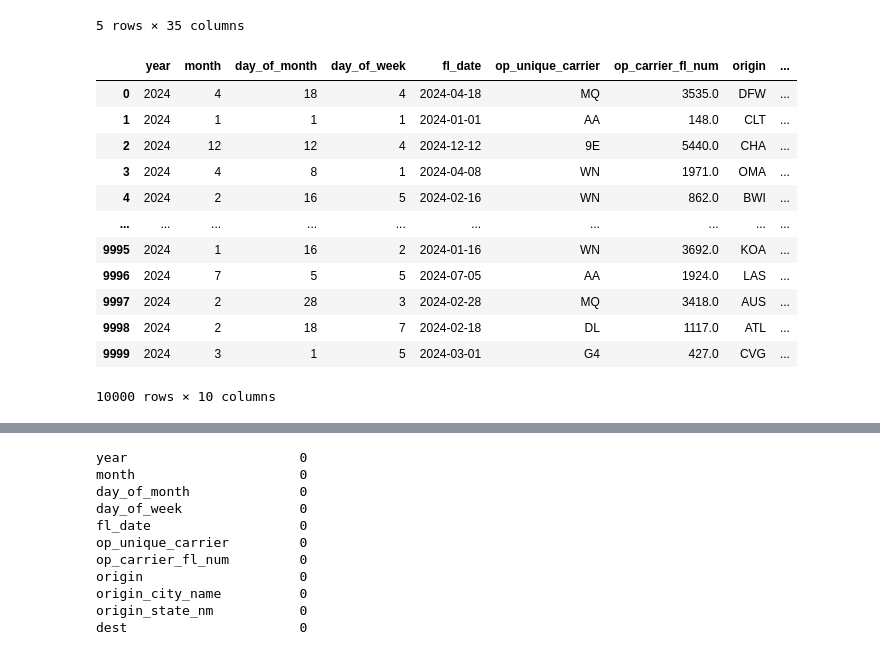
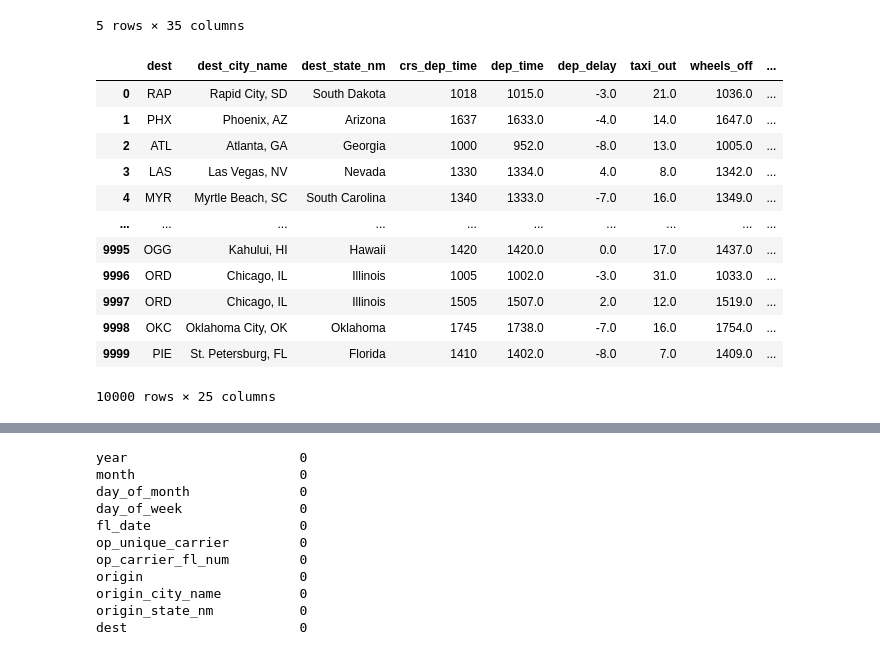
Before and after one commit to hemant815/100-ML-DL-AI-Projects, a Jupyter notebook: 44-Flight-Delay/flight.ipynb, the cells around one changed output, grey strips where cells are left out. Cells and saved outputs as stored; diff of their text form; code cells hidden in the pictures.

```diff
--- a/44-Flight-Delay/flight.ipynb
+++ b/44-Flight-Delay/flight.ipynb
@@ -19,18 +19,18 @@ df.head()
 # %%
 df = df.drop_duplicates()
 # %%
-df.iloc[:,:10]
+df.iloc[:,10:]
 # %% [output]
-|  | year | month | day_of_month | day_of_week | fl_date | op_unique_carrier | op_carrier_fl_num | origin | ... |
-| 0 | 2024 | 4 | 18 | 4 | 2024-04-18 | MQ | 3535.0 | DFW | ... |
-| 1 | 2024 | 1 | 1 | 1 | 2024-01-01 | AA | 148.0 | CLT | ... |
-| 2 | 2024 | 12 | 12 | 4 | 2024-12-12 | 9E | 5440.0 | CHA | ... |
-| 3 | 2024 | 4 | 8 | 1 | 2024-04-08 | WN | 1971.0 | OMA | ... |
-| 4 | 2024 | 2 | 16 | 5 | 2024-02-16 | WN | 862.0 | BWI | ... |
+|  | dest | dest_city_name | dest_state_nm | crs_dep_time | dep_time | dep_delay | taxi_out | wheels_off | ... |
+| 0 | RAP | Rapid City, SD | South Dakota | 1018 | 1015.0 | -3.0 | 21.0 | 1036.0 | ... |
+| 1 | PHX | Phoenix, AZ | Arizona | 1637 | 1633.0 | -4.0 | 14.0 | 1647.0 | ... |
+| 2 | ATL | Atlanta, GA | Georgia | 1000 | 952.0 | -8.0 | 13.0 | 1005.0 | ... |
+| 3 | LAS | Las Vegas, NV | Nevada | 1330 | 1334.0 | 4.0 | 8.0 | 1342.0 | ... |
+| 4 | MYR | Myrtle Beach, SC | South Carolina | 1340 | 1333.0 | -7.0 | 16.0 | 1349.0 | ... |
 | ... | ... | ... | ... | ... | ... | ... | ... | ... | ... |
-| 9995 | 2024 | 1 | 16 | 2 | 2024-01-16 | WN | 3692.0 | KOA | ... |
-| 9996 | 2024 | 7 | 5 | 5 | 2024-07-05 | AA | 1924.0 | LAS | ... |
-| 9997 | 2024 | 2 | 28 | 3 | 2024-02-28 | MQ | 3418.0 | AUS | ... |
-| 9998 | 2024 | 2 | 18 | 7 | 2024-02-18 | DL | 1117.0 | ATL | ... |
-| 9999 | 2024 | 3 | 1 | 5 | 2024-03-01 | G4 | 427.0 | CVG | ... |
+| 9995 | OGG | Kahului, HI | Hawaii | 1420 | 1420.0 | 0.0 | 17.0 | 1437.0 | ... |
+| 9996 | ORD | Chicago, IL | Illinois | 1005 | 1002.0 | -3.0 | 31.0 | 1033.0 | ... |
+| 9997 | ORD | Chicago, IL | Illinois | 1505 | 1507.0 | 2.0 | 12.0 | 1519.0 | ... |
+| 9998 | OKC | Oklahoma City, OK | Oklahoma | 1745 | 1738.0 | -7.0 | 16.0 | 1754.0 | ... |
+| 9999 | PIE | St. Petersburg, FL | Florida | 1410 | 1402.0 | -8.0 | 7.0 | 1409.0 | ... |
-10000 rows × 10 columns
+10000 rows × 25 columns
```
Also changed, not shown: parts of 21 cells of this notebook, 1 other file.
